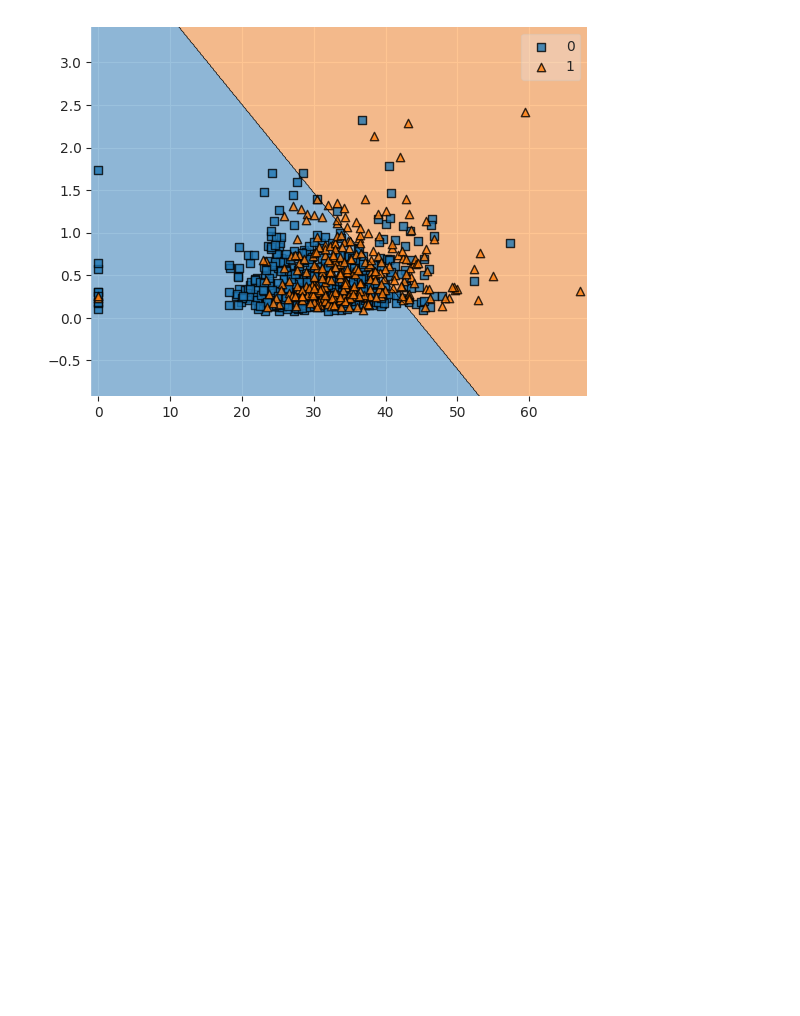
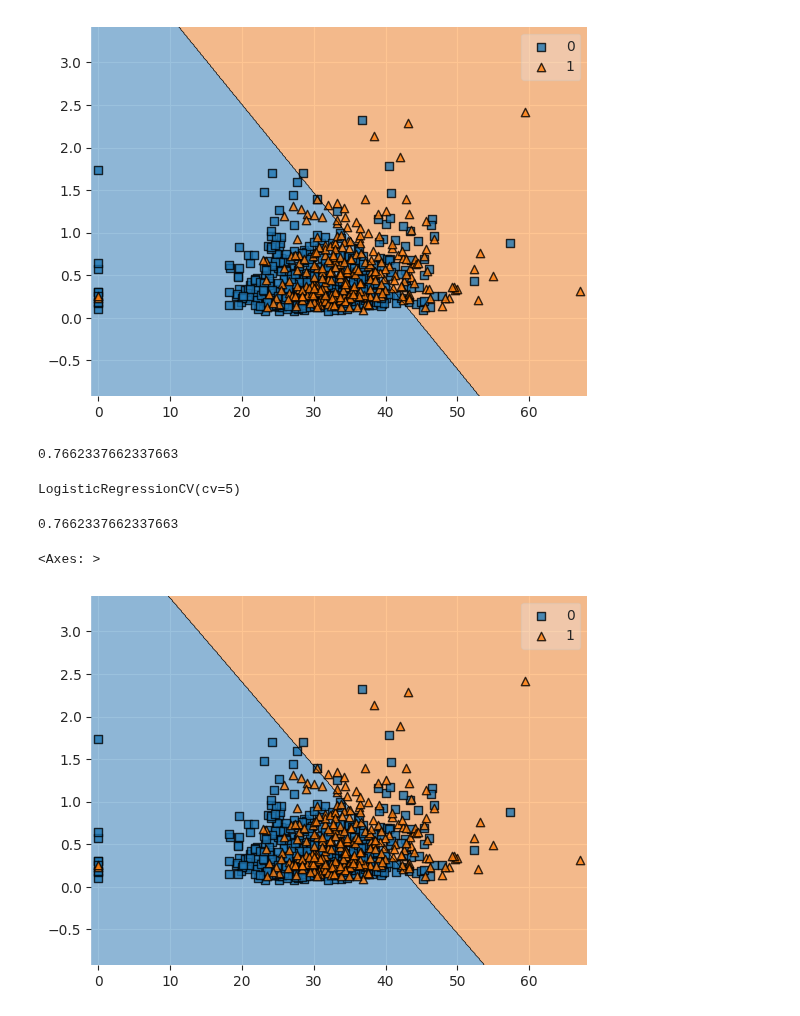
Before and after one commit to HammadAli08/Python-Toolbox, a Jupyter notebook: Classification/Logistic Regression.ipynb, the cells around one changed output. Drawn from its saved outputs; the diff is of its cells as text; code cells hidden in the pictures; blank space fills up the shorter version.

```diff
--- a/Classification/Logistic Regression.ipynb
+++ b/Classification/Logistic Regression.ipynb
@@ -119,0 +121,4 @@ plot_decision_regions(x1.to_numpy(),y1.to_numpy(),clf=lg)
+# %%
+accuracy_score(y1_test,lg.predict(x1_test))
+# %% [output]
+0.7662337662337663
@@ -119,0 +127,15 @@ plot_decision_regions(x1.to_numpy(),y1.to_numpy(),clf=lg)
+# %%
+lgc=LogisticRegressionCV(cv=5)
+# %%
+lgc.fit(x1_train,y1_train)
+# %% [output]
+LogisticRegressionCV(cv=5)
+# %%
+lgc.score(x1_test,y1_test)
+# %% [output]
+0.7662337662337663
+# %%
+plot_decision_regions(x1.to_numpy(),y1.to_numpy(),clf=lgc)
+# %% [output]
+<Axes: >
+[figure, added]
```
Also changed, not shown: parts of 3 cells of this notebook, 1 other file.
